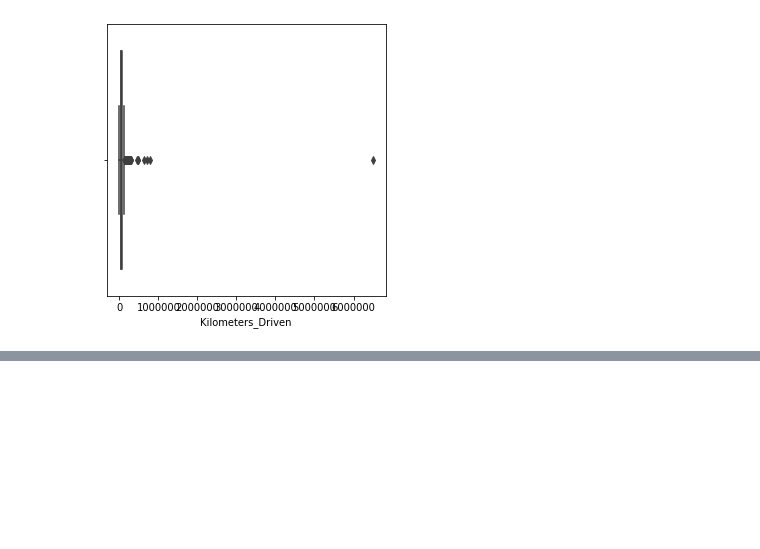
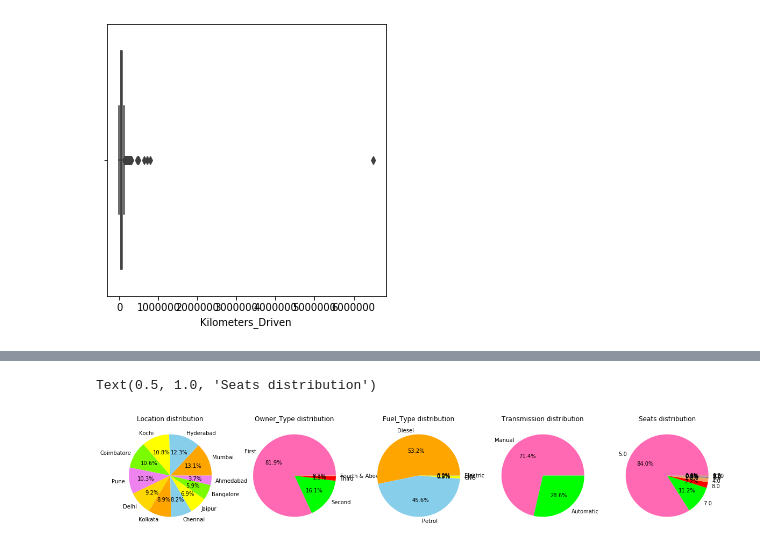
Before and after one commit to Project-Team-0/Car-Price-Prediction, a Jupyter notebook: Car Price Prediction.ipynb, the cells around one changed output, grey strips where cells are left out. Cells and saved outputs as stored; diff of their text form; code cells hidden in the pictures; blank space fills up the shorter version.

```diff
--- a/Car Price Prediction.ipynb
+++ b/Car Price Prediction.ipynb
@@ -269,0 +316,32 @@ sns.boxplot(x=train_data['Kilometers_Driven'])
+# %%
+c1=['orange','skyblue','yellow','lawngreen','violet','gold',]
+c2=['hotpink','lime','red','sandybrown','grey']
+plt.figure(figsize=(20,5))
+plt.subplot(1,5,1)
+glab=train_data['Location'].value_counts().index
+gval=train_data['Location'].value_counts().values
+plt.pie(gval,labels=glab,colors=c1,autopct='%1.1f%%')
+plt.title("Location distribution")
+plt.subplot(1,5,2)
+glab=train_data['Owner_Type'].value_counts().index
+gval=train_data['Owner_Type'].value_counts().values
+plt.pie(gval,labels=glab,colors=c2,autopct='%1.1f%%')
+plt.title("Owner_Type distribution")
+plt.subplot(1,5,3)
+glab=train_data['Fuel_Type'].value_counts().index
+gval=train_data['Fuel_Type'].value_counts().values
+plt.pie(gval,labels=glab,colors=c1,autopct='%1.1f%%')
+plt.title("Fuel_Type distribution")
+plt.subplot(1,5,4)
+glab=train_data['Transmission'].value_counts().index
+gval=train_data['Transmission'].value_counts().values
+plt.pie(gval,labels=glab,colors=c2,autopct='%1.1f%%')
+plt.title("Transmission distribution")
+plt.subplot(1,5,5)
+glab=train_data['Seats'].value_counts().index
+gval=train_data['Seats'].value_counts().values
+plt.pie(gval,labels=glab,colors=c2,autopct='%1.1f%%')
+plt.title("Seats distribution")
+# %% [output]
+Text(0.5, 1.0, 'Seats distribution')
+[figure, added]
```
Also changed, not shown: parts of 14 cells of this notebook.
